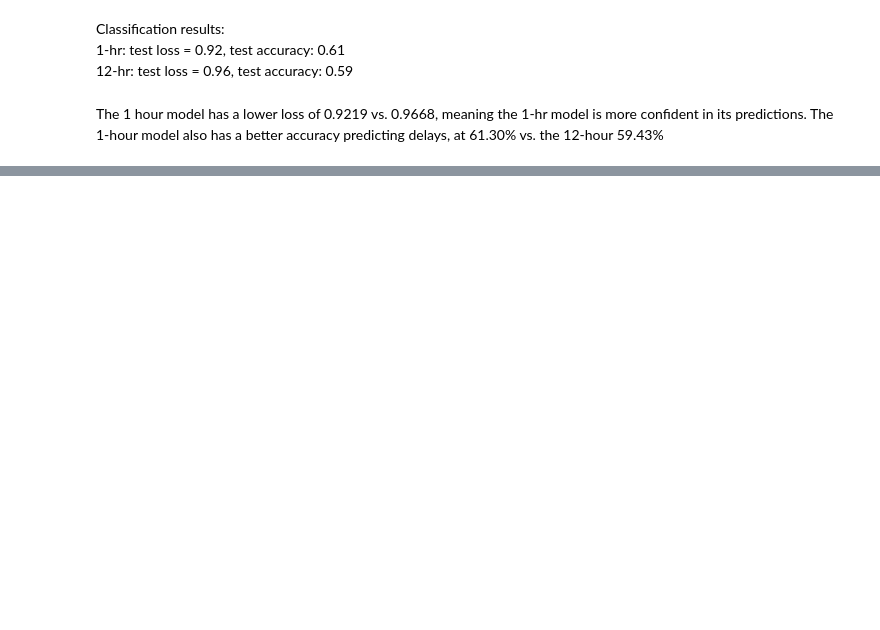
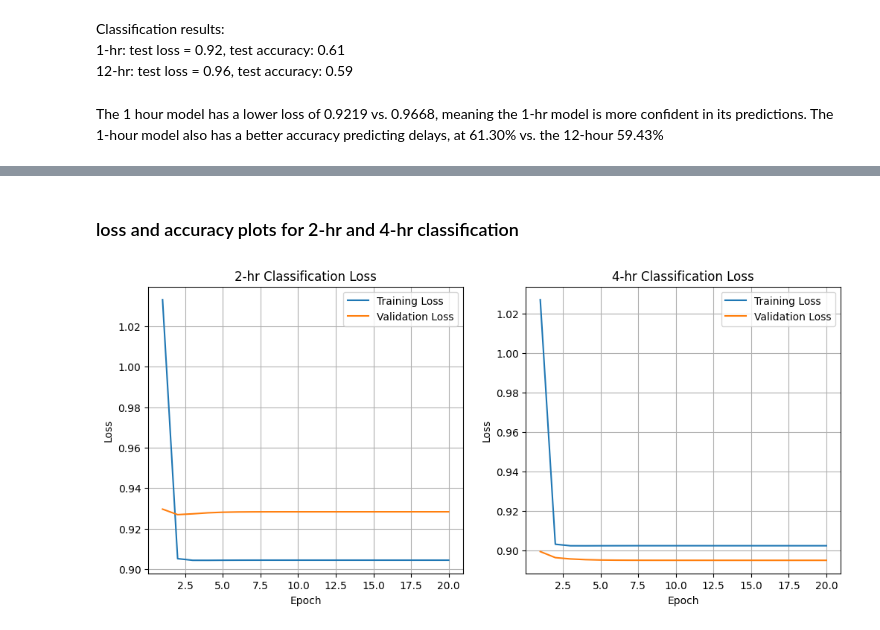
Before and after one commit to UC-Berkeley-I-School/207-Summer26-FinalProject-MLModel, a Jupyter notebook: Baseline_Model/SFO_Flights_1hr_12hr_Baseline_Justin.ipynb, the cells around one changed output, grey strips where cells are left out. Drawn from its saved outputs; the diff is of its cells as text; code cells hidden in the pictures; blank space fills up the shorter version.

```diff
--- a/Baseline_Model/SFO_Flights_1hr_12hr_Baseline_Justin.ipynb
+++ b/Baseline_Model/SFO_Flights_1hr_12hr_Baseline_Justin.ipynb
@@ -517,0 +732,17 @@ The 1-hour model also has a better accuracy predicting delays, at 61.30% vs. the
+# %%
+# build two classifier
+two_classifier = build_classifier(num_features=two_X_train_cl_std.shape[1], num_classes=9, learning_rate=0.01)
+# train the classifier
+two_cl_history = two_classifier.fit(
+    two_X_train_cl_std, two_y_train_cl,
+    validation_data=(two_X_val_cl_std, two_y_val_cl),
+    epochs=20, batch_size=256
+)
+# build four classifier
+four_classifier = build_classifier(num_features=four_X_train_cl_std.shape[1], num_classes=9, learning_rate=0.01)
+# trian four classifier
+four_cl_history = four_classifier.fit(
+    four_X_train_cl_std, four_y_train_cl,
+    validation_data=(four_X_val_cl_std, four_y_val_cl),
+    epochs=20, batch_size=256
+)
@@ -517,0 +841,34 @@ The 1-hour model also has a better accuracy predicting delays, at 61.30% vs. the
+# %% [markdown]
+### loss and accuracy plots for 2-hr and 4-hr classification
+# %%
+# get the y-axis loss range
+num_epochs_cl = len(two_cl_history.history["loss"])
+# get the x-axis epoch range
+epochs_cl = range(1, num_epochs_cl + 1)
+
+# create figure for plots
+plt.figure(figsize=(12,5))
+
+# plot the 2-hour classification
+plt.subplot(1,2,1)
+plt.plot(epochs_cl, two_cl_history.history["loss"], label="Training Loss")
+plt.plot(epochs_cl, two_cl_history.history["val_loss"], label="Validation Loss")
+plt.xlabel("Epoch")
+plt.ylabel("Loss")
+plt.title("2-hr Classification Loss")
+plt.legend()
+plt.grid()
+
+# plot the 4-hour classification
+plt.subplot(1,2,2)
+plt.plot(epochs_cl, four_cl_history.history["loss"], label="Training Loss")
+plt.plot(epochs_cl, four_cl_history.history["val_loss"], label="Validation Loss")
+plt.xlabel("Epoch")
+plt.ylabel("Loss")
+plt.title("4-hr Classification Loss")
+plt.legend()
+plt.grid()
+
+plt.show()
+# %% [output]
+[figure, added]
```
Also changed, not shown: parts of 35 cells of this notebook.
